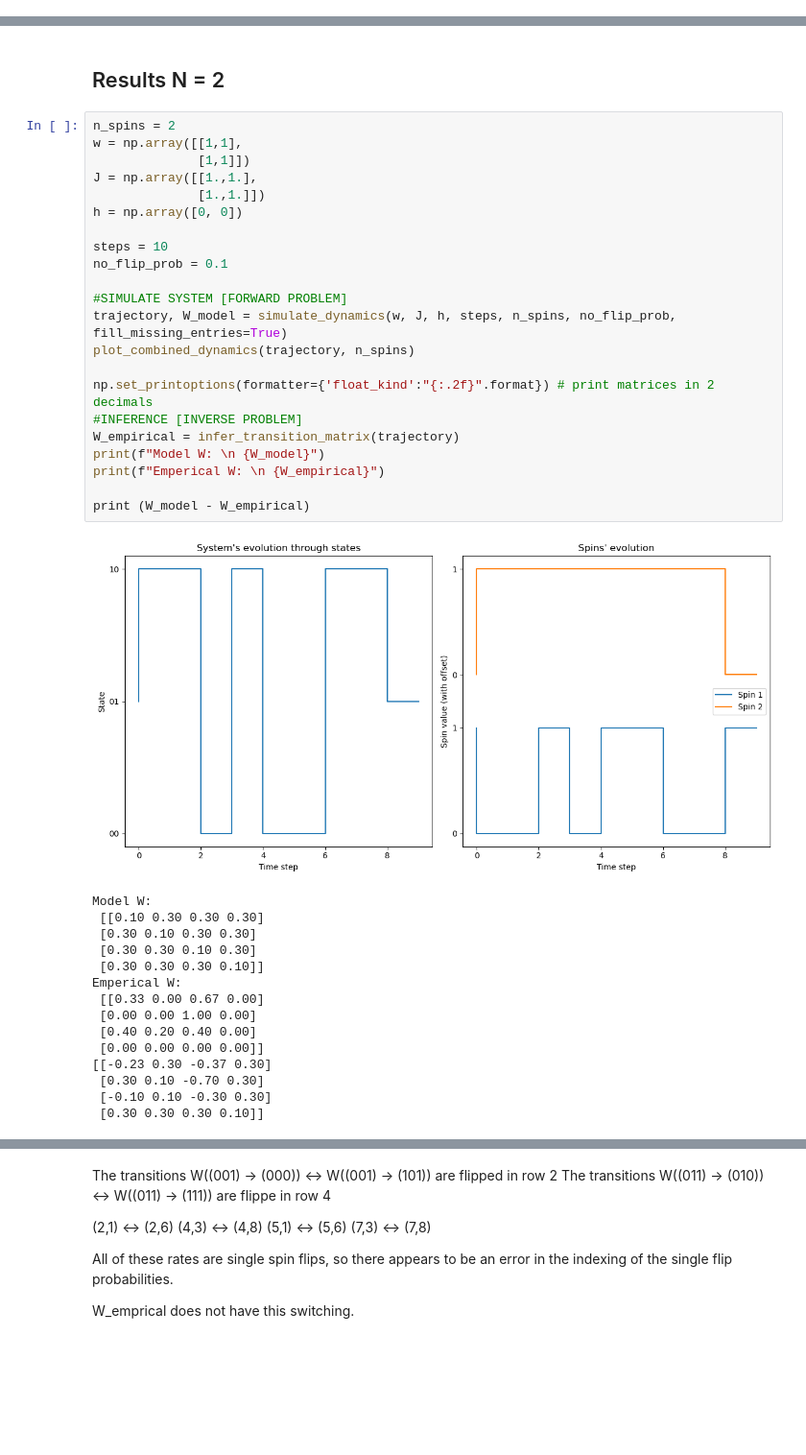
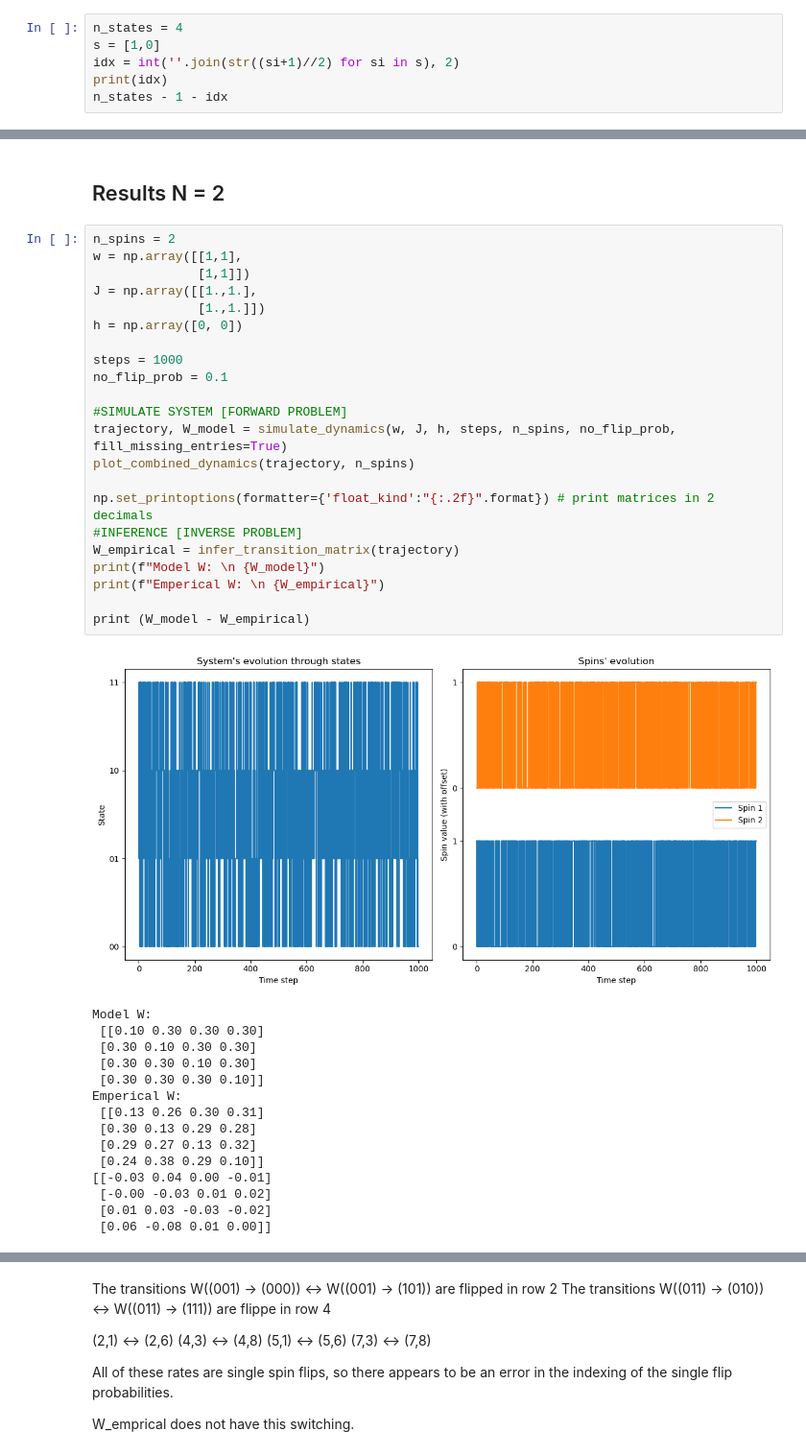
Before and after one commit to Victor-Alessandro/QBM-code, a Jupyter notebook: Quantum-Classical Mapping.ipynb, the cells around one changed output, grey strips where cells are left out. Shown at 96% size. Drawn from its saved outputs; the diff is of its cells as text; blank space fills up the shorter version.

```diff
--- a/Quantum-Classical Mapping.ipynb
+++ b/Quantum-Classical Mapping.ipynb
@@ -147,3 +151,9 @@ def infer_transition_matrix(trajectory):
             transition_matrix[i] /= row_sum
 
     return transition_matrix
+# %%
+n_states = 4
+s = [1,0]
+idx = int(''.join(str((si+1)//2) for si in s), 2)
+print(idx)
+n_states - 1 - idx
@@ -190,41 +203,41 @@ def plot_combined_dynamics(trajectory, n_spins):
 # %%
 n_spins = 2
 w = np.array([[1,1],
               [1,1]])
 J = np.array([[1.,1.],
               [1.,1.]])
 h = np.array([0, 0])
 
-steps = 10
+steps = 1000
 no_flip_prob = 0.1
 
 #SIMULATE SYSTEM [FORWARD PROBLEM]
 trajectory, W_model = simulate_dynamics(w, J, h, steps, n_spins, no_flip_prob, fill_missing_entries=True)
 plot_combined_dynamics(trajectory, n_spins)
 
 np.set_printoptions(formatter={'float_kind':"{:.2f}".format}) # print matrices in 2 decimals
 #INFERENCE [INVERSE PROBLEM]
 W_empirical = infer_transition_matrix(trajectory)
 print(f"Model W: \n {W_model}")
 print(f"Emperical W: \n {W_empirical}")
 
 print (W_model - W_empirical)
 # %% [output]
-[figure, old version]
+[figure, new version]
 Model W:
  [[0.10 0.30 0.30 0.30]
  [0.30 0.10 0.30 0.30]
  [0.30 0.30 0.10 0.30]
  [0.30 0.30 0.30 0.10]]
 Emperical W:
- [[0.33 0.00 0.67 0.00]
- [0.00 0.00 1.00 0.00]
- [0.40 0.20 0.40 0.00]
- [0.00 0.00 0.00 0.00]]
-[[-0.23 0.30 -0.37 0.30]
- [0.30 0.10 -0.70 0.30]
- [-0.10 0.10 -0.30 0.30]
- [0.30 0.30 0.30 0.10]]
+ [[0.13 0.26 0.30 0.31]
+ [0.30 0.13 0.29 0.28]
+ [0.29 0.27 0.13 0.32]
+ [0.24 0.38 0.29 0.10]]
+[[-0.03 0.04 0.00 -0.01]
+ [-0.00 -0.03 0.01 0.02]
+ [0.01 0.03 -0.03 -0.02]
+ [0.06 -0.08 0.01 0.00]]
 # %%
 n_spins = 3
 w = np.array([[1,1,1],
```
Also changed, not shown: parts of 4 cells of this notebook.
